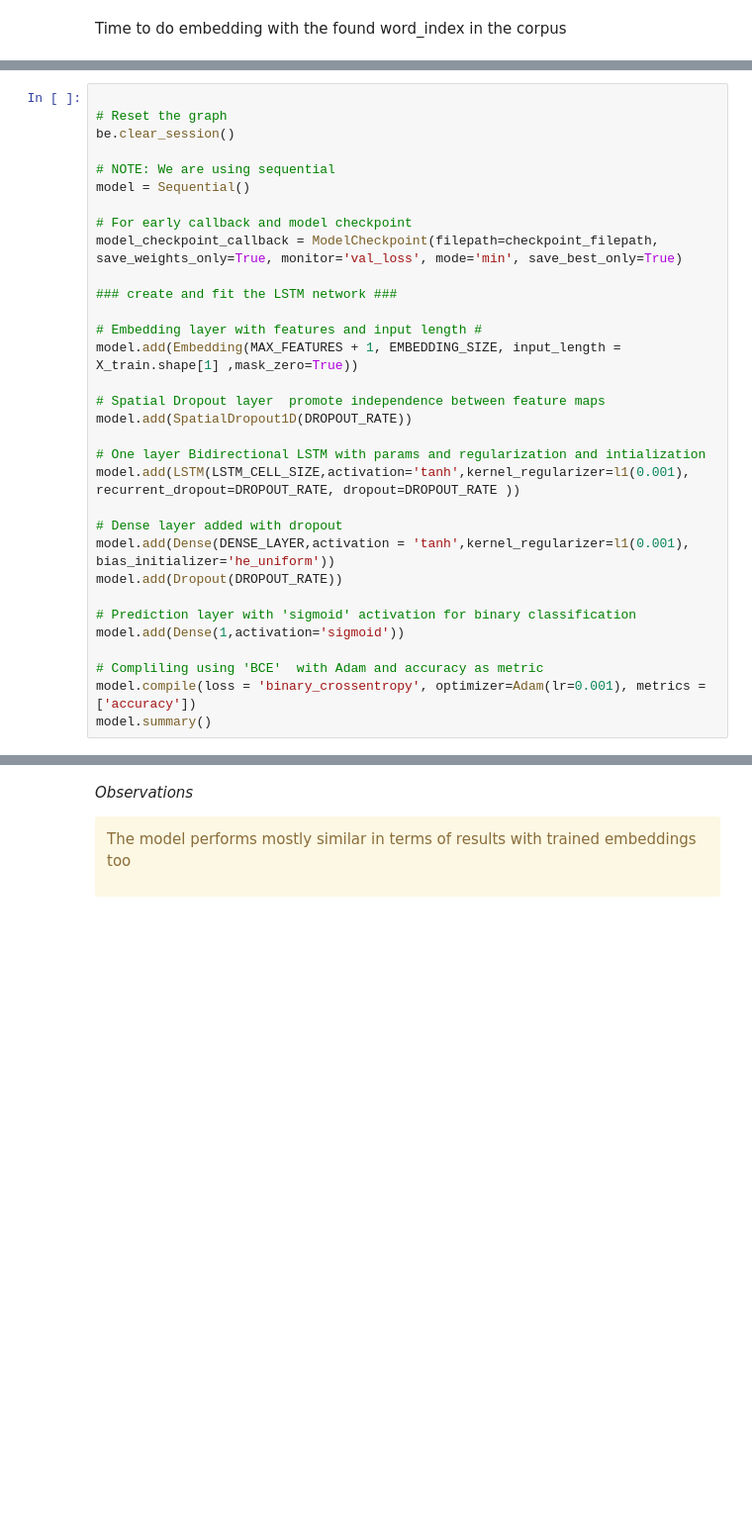
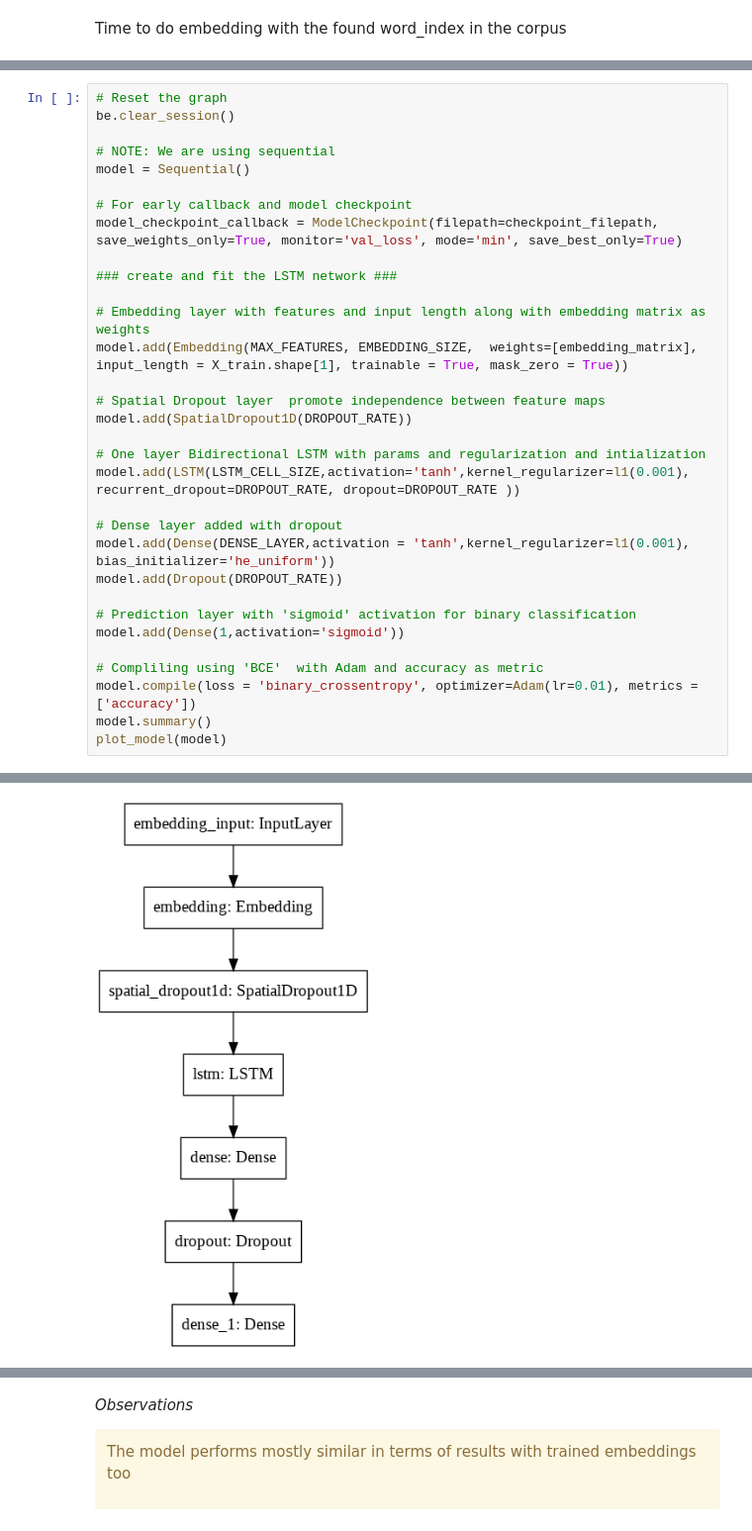
Before and after one commit to SaurabhChakravorty/Deep-Learning-Notes, a Jupyter notebook: NLP_2020/Day5/task/LSTM_Models_IMDB.ipynb, the cells around one changed output, grey strips where cells are left out. Shown: that part at 99% size. Cells and saved outputs as stored; diff of their text form; blank space fills up the shorter version.

```diff
--- a/NLP_2020/Day5/task/LSTM_Models_IMDB.ipynb
+++ b/NLP_2020/Day5/task/LSTM_Models_IMDB.ipynb
@@ -329,5 +333,4 @@ Wall time: 30.1 s
 # %%
-
 # Reset the graph
 be.clear_session()
 
@@ -339,8 +342,8 @@ model_checkpoint_callback = ModelCheckpoint(filepath=checkpoint_filepath, save_w
 
 ### create and fit the LSTM network ###
 
-# Embedding layer with features and input length #
-model.add(Embedding(MAX_FEATURES + 1, EMBEDDING_SIZE, input_length = X_train.shape[1] ,mask_zero=True))
+# Embedding layer with features and input length along with embedding matrix as weights
+model.add(Embedding(MAX_FEATURES, EMBEDDING_SIZE,  weights=[embedding_matrix],  input_length = X_train.shape[1], trainable = True, mask_zero = True))
 
 # Spatial Dropout layer  promote independence between feature maps
 model.add(SpatialDropout1D(DROPOUT_RATE))
@@ -356,8 +359,9 @@ model.add(Dropout(DROPOUT_RATE))
 model.add(Dense(1,activation='sigmoid'))
 
 # Compliling using 'BCE'  with Adam and accuracy as metric
-model.compile(loss = 'binary_crossentropy', optimizer=Adam(lr=0.001), metrics = ['accuracy'])
+model.compile(loss = 'binary_crossentropy', optimizer=Adam(lr=0.01), metrics = ['accuracy'])
 model.summary()
+plot_model(model)
 # %% [output]
 WARNING:tensorflow:Layer lstm will not use cuDNN kernel since it doesn't meet the cuDNN kernel criteria. It will use generic GPU kernel as fallback when running on GPU
 Model: "sequential"
@@ -377,5 +381,6 @@ Trainable params: 4,446,657
 Non-trainable params: 0
 _________________________________________________________________
+[figure, added]
 # %%
 %%time
 with tf.device('/gpu:0' and '/gpu:1'):
```
Also changed, not shown: parts of 15 cells of this notebook, 22 other files.
